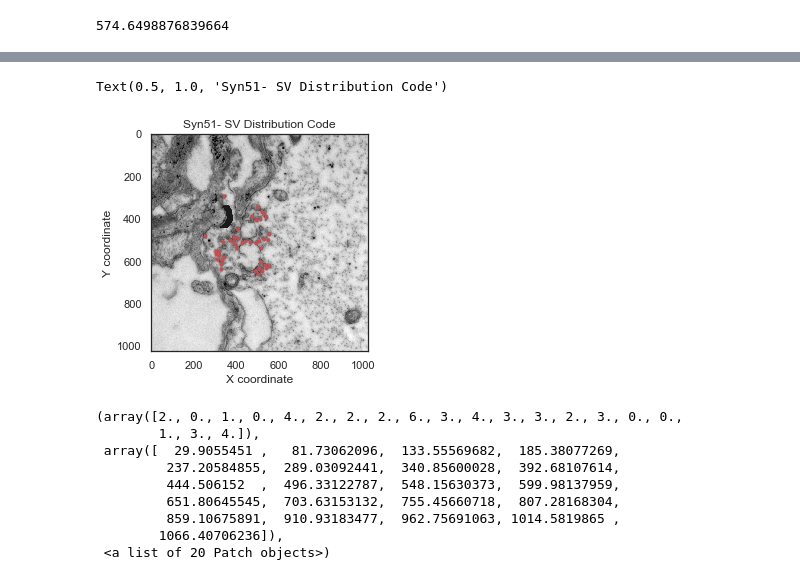
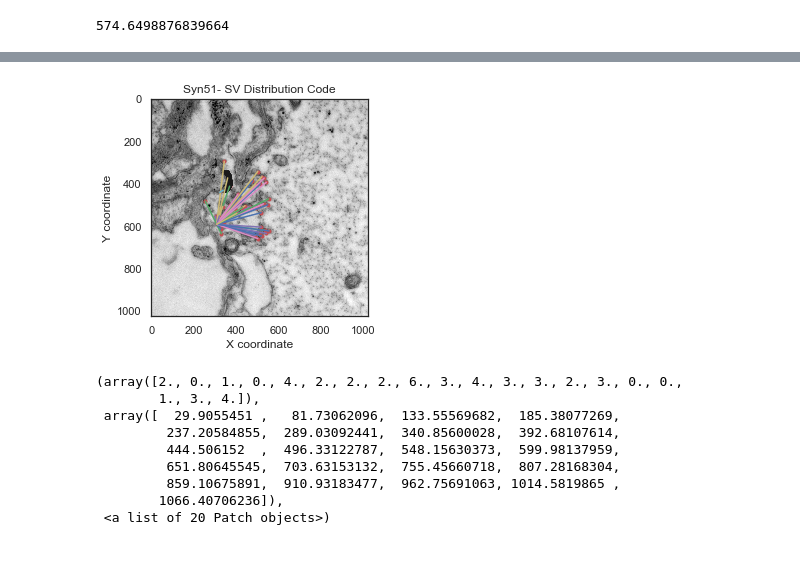
Before and after one commit to audreytmedeiros/Morgan-Lab, a Jupyter notebook: SVDistributiontest.ipynb, the cells around one changed output, grey strips where cells are left out. Cells and saved outputs as stored; diff of their text form; code cells hidden in the pictures.

```diff
--- a/SVDistributiontest.ipynb
+++ b/SVDistributiontest.ipynb
@@ -167,15 +166,28 @@ min_dist
 # %%
+##To ensure code is working properly, plot your vesicles and line on top of the image. They should line up!
+
 import matplotlib.pyplot as plt
 im = plt.imread('Syn51.tif')
 implot = plt.imshow(im, cmap='gray')
 plt.scatter(v_x, v_y, color='r', marker='.', alpha=1)
 plt.scatter(x_fin, y_fin, color='k', marker=1, alpha=0.7)
 plt.xlabel("X coordinate")
 plt.ylabel("Y coordinate")
 plt.title("Syn51- SV Distribution Code")
+
+#for i in range(0, len(v_x), 2):
+#    plt.plot(,'r-')
+
+def connectpoints(x,y,p1,p2):
+    v_x, x_fin = x[p1], x[p2]
+    v_y, y_fin = y[p1], y[p2]
+    plt.plot([v_x,x_fin],[v_y,y_fin],'-')
+
+for k in range(0,len(v_x)):
+    connectpoints(v_x,v_y,0,k)
+    connectpoints(x_fin,y_fin,0,k)
 # %% [output]
-Text(0.5, 1.0, 'Syn51- SV Distribution Code')
-[figure, old version]
+[figure, new version]
 # %%
 #Bar graph of the means for each figure
 #plt.bar(mean_dist, height=5000, width=20, bottom=None)
```
Also changed, not shown: parts of 2 cells of this notebook.
